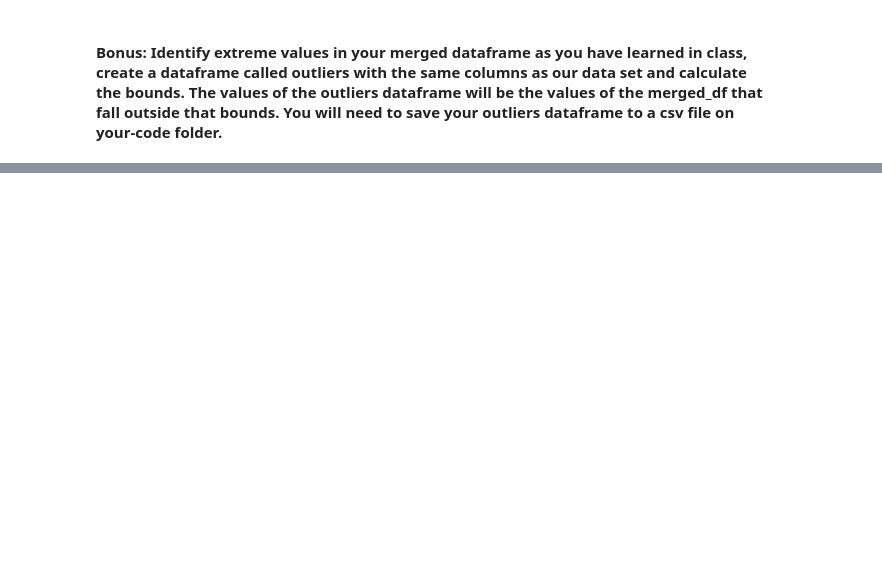
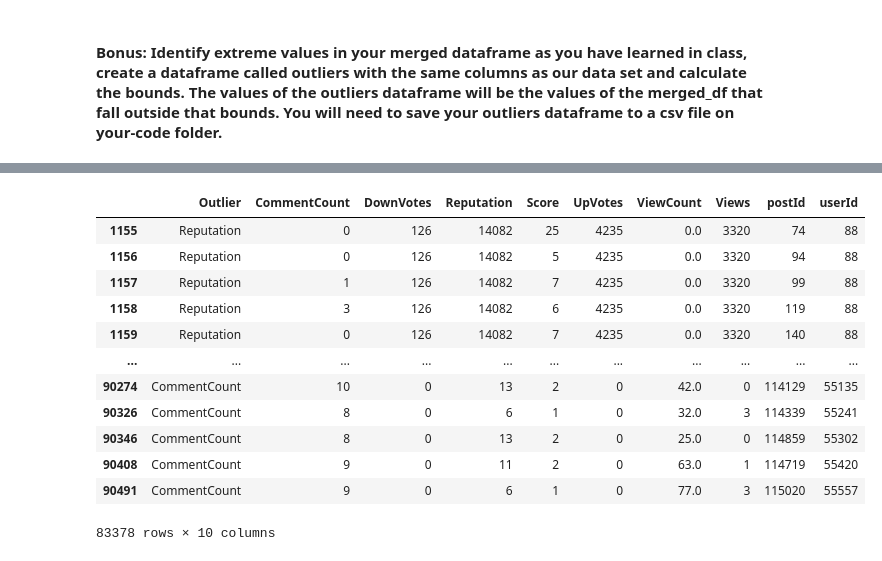
Before and after one commit to miguelmaragon/dataptmad1019, a Jupyter notebook: module-1/lab-data_cleaning/your-code/main.ipynb, the cells around one changed output, grey strips where cells are left out. Saved outputs shown, nothing was run; the diff lists cells and outputs as text; code cells hidden in the pictures; blank space fills up the shorter version.

```diff
--- a/module-1/lab-data_cleaning/your-code/main.ipynb
+++ b/module-1/lab-data_cleaning/your-code/main.ipynb
@@ -162,0 +154,4 @@ merge_user.describe()
+# %%
+stats = merge_user.describe().T
+stats['IQR'] = stats['75%']-stats['25%']
+stats
@@ -162,0 +169,30 @@ merge_user.describe()
+# %%
+outliers = pd.DataFrame(columns=merge_user.columns)
+
+for col in stats.index:
+    iqr = stats.at[col,'IQR']
+    cutoff = iqr * 1.5
+    lower = stats.at[col,'25%'] - cutoff
+    upper = stats.at[col,'75%'] + cutoff
+    results = merge_user[(merge_user[col] < lower) |
+                   (merge_user[col] > upper)].copy()
+    results['Outlier'] = col
+    outliers = outliers.append(results)
+
+outliers = outliers[['Outlier', 'CommentCount', 'DownVotes', 'Reputation', 'Score', 'UpVotes', 'ViewCount', 'Views', 'postId', 'userId']]
+
+outliers
+# %% [output]
+|  | Outlier | CommentCount | DownVotes | Reputation | Score | UpVotes | ViewCount | Views | postId | userId |
+| 1155 | Reputation | 0 | 126 | 14082 | 25 | 4235 | 0.0 | 3320 | 74 | 88 |
+| 1156 | Reputation | 0 | 126 | 14082 | 5 | 4235 | 0.0 | 3320 | 94 | 88 |
+| 1157 | Reputation | 1 | 126 | 14082 | 7 | 4235 | 0.0 | 3320 | 99 | 88 |
+| 1158 | Reputation | 3 | 126 | 14082 | 6 | 4235 | 0.0 | 3320 | 119 | 88 |
+| 1159 | Reputation | 0 | 126 | 14082 | 7 | 4235 | 0.0 | 3320 | 140 | 88 |
+| ... | ... | ... | ... | ... | ... | ... | ... | ... | ... | ... |
+| 90274 | CommentCount | 10 | 0 | 13 | 2 | 0 | 42.0 | 0 | 114129 | 55135 |
+| 90326 | CommentCount | 8 | 0 | 6 | 1 | 0 | 32.0 | 3 | 114339 | 55241 |
+| 90346 | CommentCount | 8 | 0 | 13 | 2 | 0 | 25.0 | 0 | 114859 | 55302 |
+| 90408 | CommentCount | 9 | 0 | 11 | 2 | 0 | 63.0 | 1 | 114719 | 55420 |
+| 90491 | CommentCount | 9 | 0 | 6 | 1 | 0 | 77.0 | 3 | 115020 | 55557 |
+83378 rows × 10 columns
```
Also changed, not shown: parts of 4 cells of this notebook, 3 other files.
